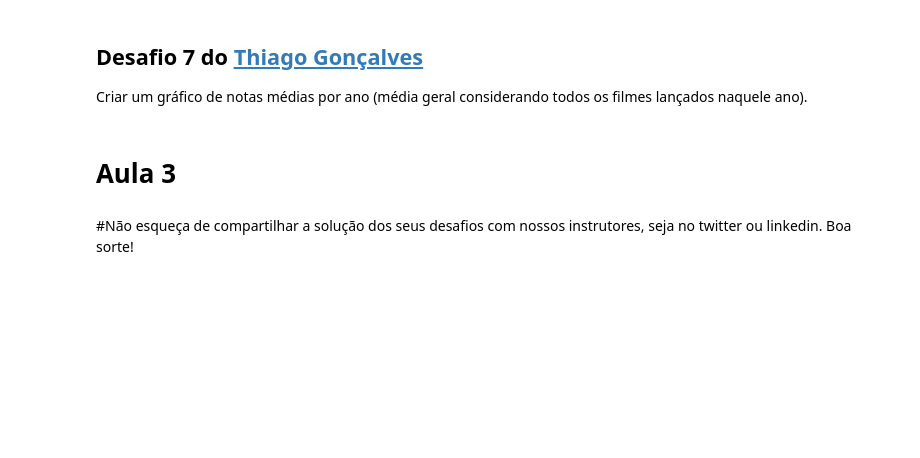
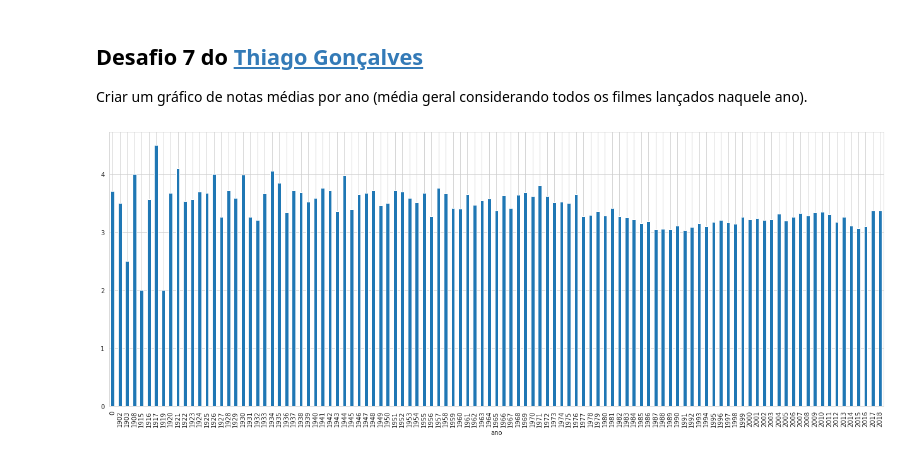
Before and after one commit to edsonajunior/Data-Science-study, a Jupyter notebook: QuarentenaDados_aula02.ipynb, the cells around one changed output. Cells and saved outputs as stored; diff of their text form; code cells hidden in the pictures; blank space fills up the shorter version.

```diff
--- a/QuarentenaDados_aula02.ipynb
+++ b/QuarentenaDados_aula02.ipynb
@@ -556,7 +556,14 @@ Name: nota, dtype: float64
 ## Desafio 7 do [Thiago Gonçalves](https://twitter.com/tgcsantos)
 
 Criar um gráfico de notas médias por ano (média geral considerando todos os filmes lançados naquele ano).
-# %% [markdown]
-# Aula 3
-# %% [markdown]
-#Não esqueça de compartilhar a solução dos seus desafios com nossos instrutores, seja no twitter ou linkedin. Boa sorte!
+# %%
+filmes_com_media['ano'] = filmes_com_media['titulo'].str.extract(r'\((\d\d\d\d)\)')
+filmes_com_media['ano'].fillna('0', inplace=True)
+filmes_notas_medias_por_ano = filmes_com_media.groupby('ano')['nota'].mean()
+filmes_notas_medias_por_ano
+
+plt.figure(figsize=(22,8))
+bar = filmes_notas_medias_por_ano.plot(kind='bar')
+plt.show()
+# %% [output]
+[figure, added]
```
